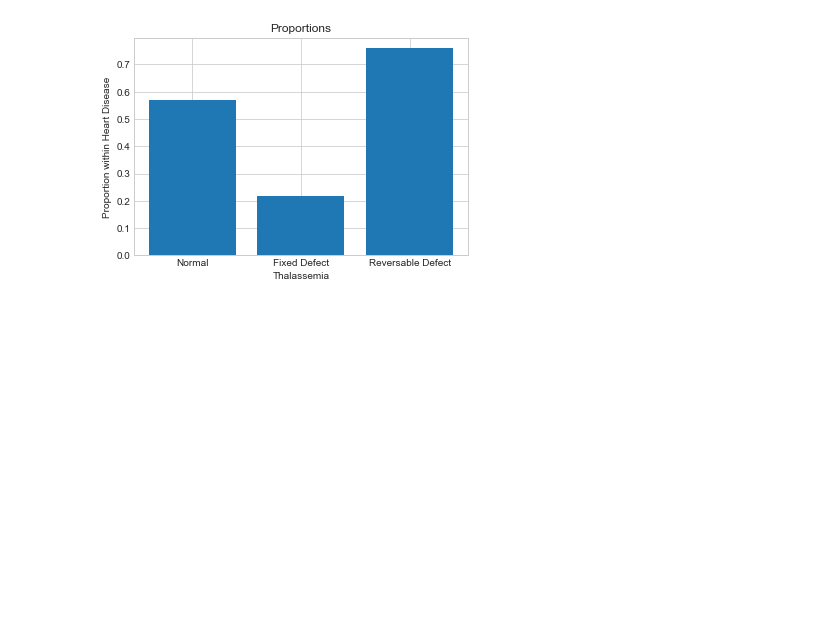
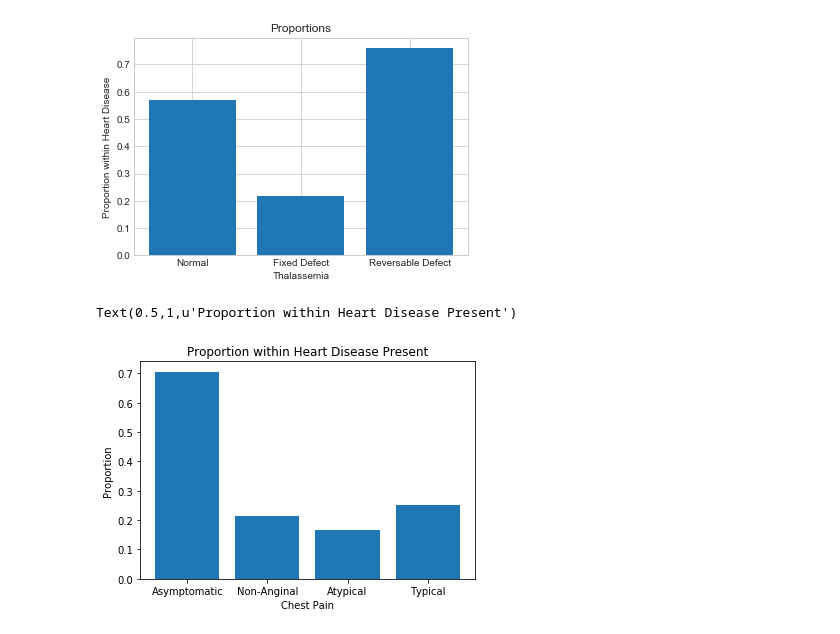
Before and after one commit to tim-kirkbride/HeartML, a Jupyter notebook: Heart_Data_Visualisation.ipynb, the cells around one changed output. Cells and saved outputs as stored; diff of their text form; code cells hidden in the pictures; blank space fills up the shorter version.

Commit message:
Another proportion plot

```diff
--- a/Heart_Data_Visualisation.ipynb
+++ b/Heart_Data_Visualisation.ipynb
@@ -139,3 +139,29 @@ plt.title('Proportion within Heart Disease Present')
 # %% [output]
 Text(0.5,1,u'Proportions')
 [figure]
+# %%
+chest_counts = heart['chest_pain'].value_counts()
+
+mask_aysmp=heart['chest_pain']=="Asymptomatic"
+mask_nonang=heart['chest_pain']=="Non_Anginal"
+mask_atyp=heart['chest_pain']=="Atypical"
+mask_typ=heart['chest_pain']=="Typical"
+
+asymp_heart=heart.loc[mask_aysmp,"heart_disease"].value_counts()
+nonang_heart=heart.loc[mask_nonang,"heart_disease"].value_counts()
+atyp_heart=heart.loc[mask_atyp,"heart_disease"].value_counts()
+typ_heart=heart.loc[mask_typ,"heart_disease"].value_counts()
+
+rate = [asymp_heart["Present"]/float(chest_counts['Asymptomatic']),
+        nonang_heart["Present"]/float(chest_counts['Non_Anginal']),
+        atyp_heart["Present"]/float(chest_counts['Atypical']),
+       typ_heart["Present"]/float(chest_counts['Typical'])]
+
+plt.bar(range(4),rate,align='center')
+plt.xticks(range(4), ['Asymptomatic','Non-Anginal','Atypical','Typical'])
+plt.xlabel('Chest Pain')
+plt.ylabel('Proportion')
+plt.title('Proportion within Heart Disease Present')
+# %% [output]
+Text(0.5,1,u'Proportion within Heart Disease Present')
+[figure, added]
```
